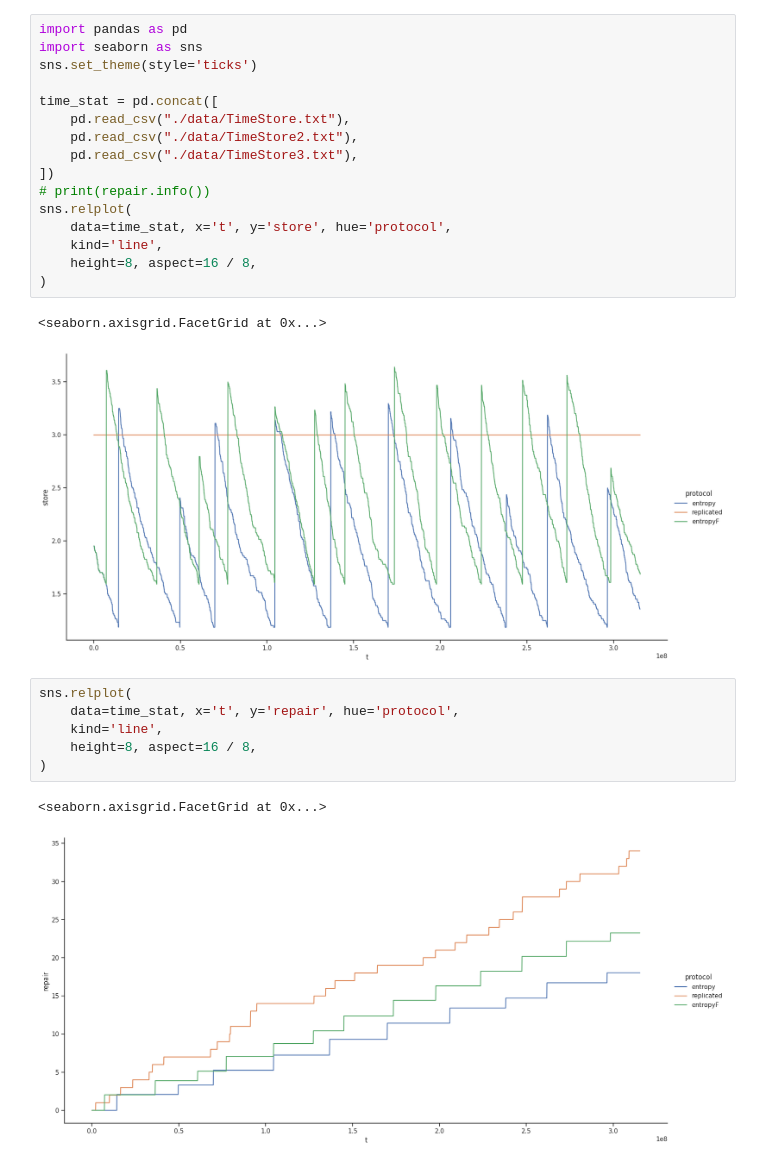
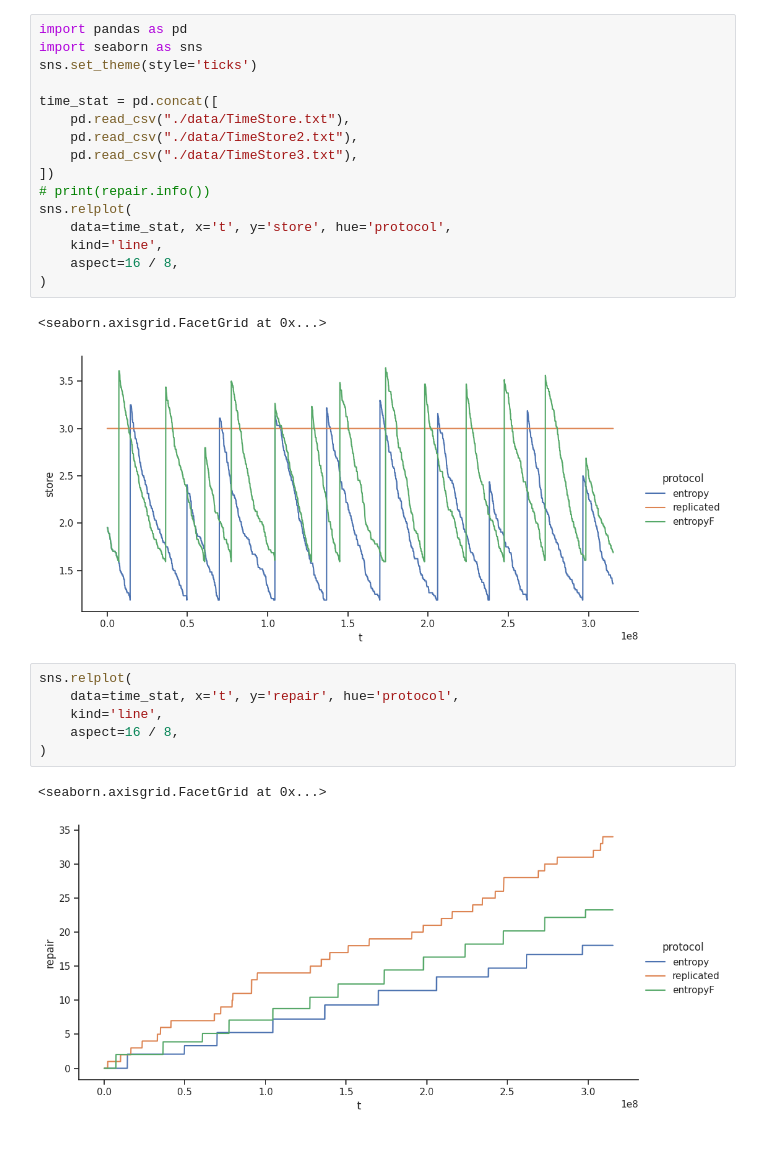
Before and after one commit to sgdxbc/festival, a Jupyter notebook: plot/time.ipynb, the cells around one changed output. Cells and saved outputs as stored; diff of their text form.

```diff
--- a/plot/time.ipynb
+++ b/plot/time.ipynb
@@ -1,28 +1,28 @@
 # %%
 import pandas as pd
 import seaborn as sns
 sns.set_theme(style='ticks')
 
 time_stat = pd.concat([
     pd.read_csv("./data/TimeStore.txt"),
     pd.read_csv("./data/TimeStore2.txt"),
     pd.read_csv("./data/TimeStore3.txt"),
 ])
 # print(repair.info())
 sns.relplot(
     data=time_stat, x='t', y='store', hue='protocol',
     kind='line',
-    height=8, aspect=16 / 8,
+    aspect=16 / 8,
 )
 # %% [output]
 <seaborn.axisgrid.FacetGrid at 0x...>
-[figure, old version]
+[figure, new version]
 # %%
 sns.relplot(
     data=time_stat, x='t', y='repair', hue='protocol',
     kind='line',
-    height=8, aspect=16 / 8,
+    aspect=16 / 8,
 )
 # %% [output]
 <seaborn.axisgrid.FacetGrid at 0x...>
-[figure, old version]
+[figure, new version]
```
Also changed, not shown: 8 other files.
